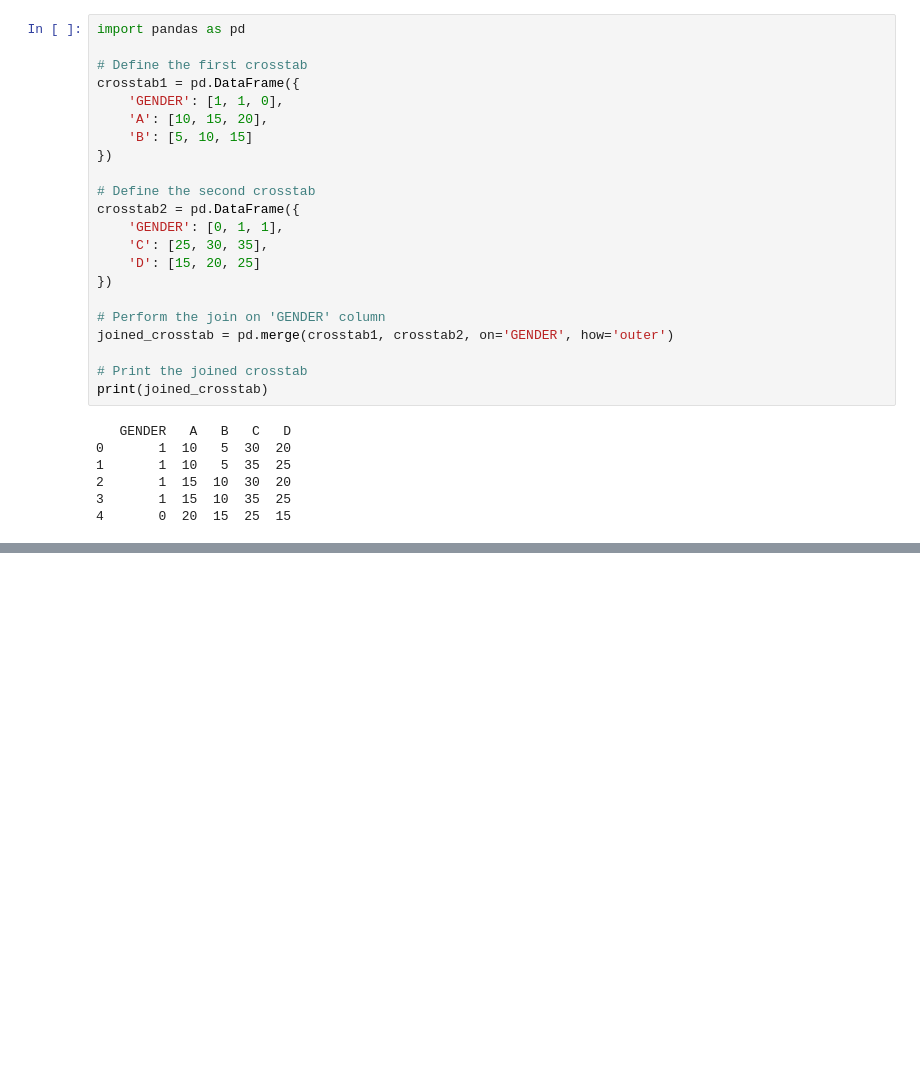
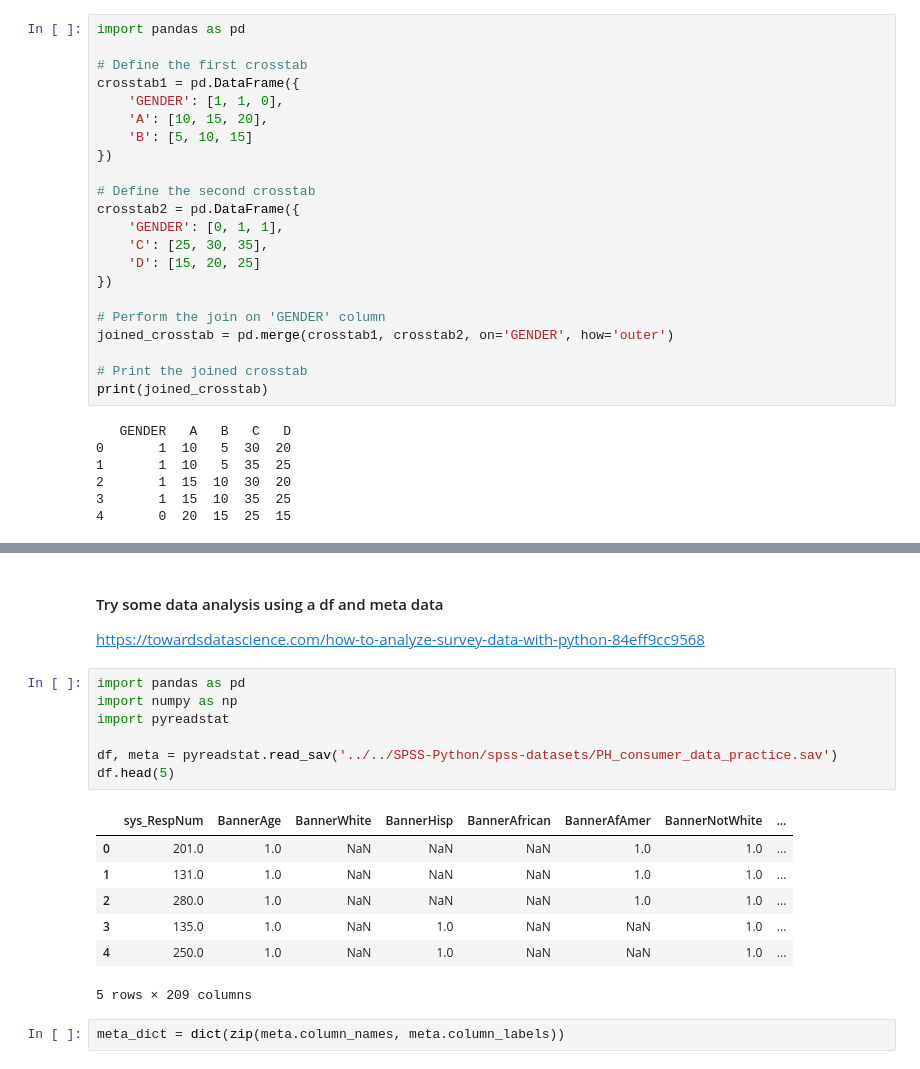
Before and after one commit to jellohead/output_manipulation, a Jupyter notebook: output_manipulation.ipynb, the cells around one changed output, grey strips where cells are left out. Drawn from its saved outputs; the diff is of its cells as text; blank space fills up the shorter version.

```diff
--- a/output_manipulation.ipynb
+++ b/output_manipulation.ipynb
@@ -913,0 +962,20 @@ print(joined_crosstab)
+# %% [markdown]
+#### Try some data analysis using a df and meta data
+https://towardsdatascience.com/how-to-analyze-survey-data-with-python-84eff9cc9568
+# %%
+import pandas as pd
+import numpy as np
+import pyreadstat
+
+df, meta = pyreadstat.read_sav('../../SPSS-Python/spss-datasets/PH_consumer_data_practice.sav')
+df.head(5)
+# %% [output]
+|  | sys_RespNum | BannerAge | BannerWhite | BannerHisp | BannerAfrican | BannerAfAmer | BannerNotWhite | ... |
+| 0 | 201.0 | 1.0 | NaN | NaN | NaN | 1.0 | 1.0 | ... |
+| 1 | 131.0 | 1.0 | NaN | NaN | NaN | 1.0 | 1.0 | ... |
+| 2 | 280.0 | 1.0 | NaN | NaN | NaN | 1.0 | 1.0 | ... |
+| 3 | 135.0 | 1.0 | NaN | 1.0 | NaN | NaN | 1.0 | ... |
+| 4 | 250.0 | 1.0 | NaN | 1.0 | NaN | NaN | 1.0 | ... |
+5 rows × 209 columns
+# %%
+meta_dict = dict(zip(meta.column_names, meta.column_labels))
```
Also changed, not shown: parts of 13 cells of this notebook.
